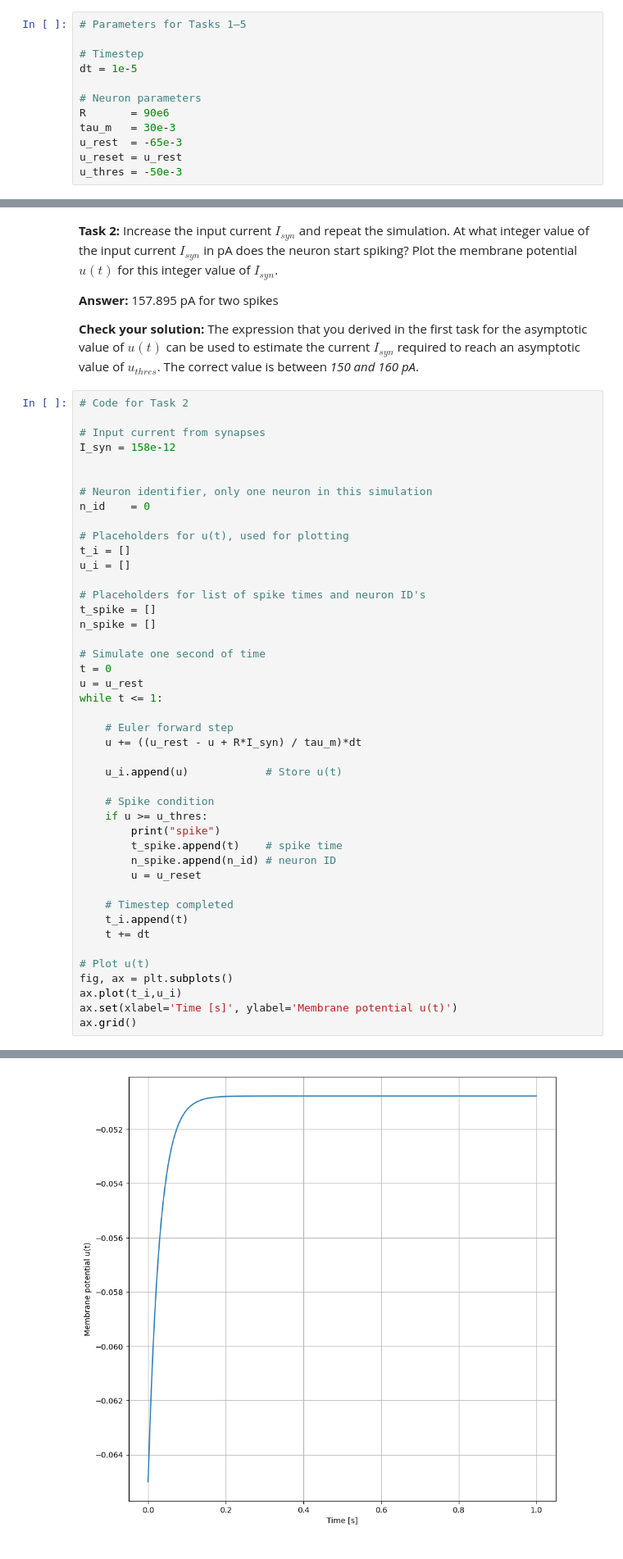
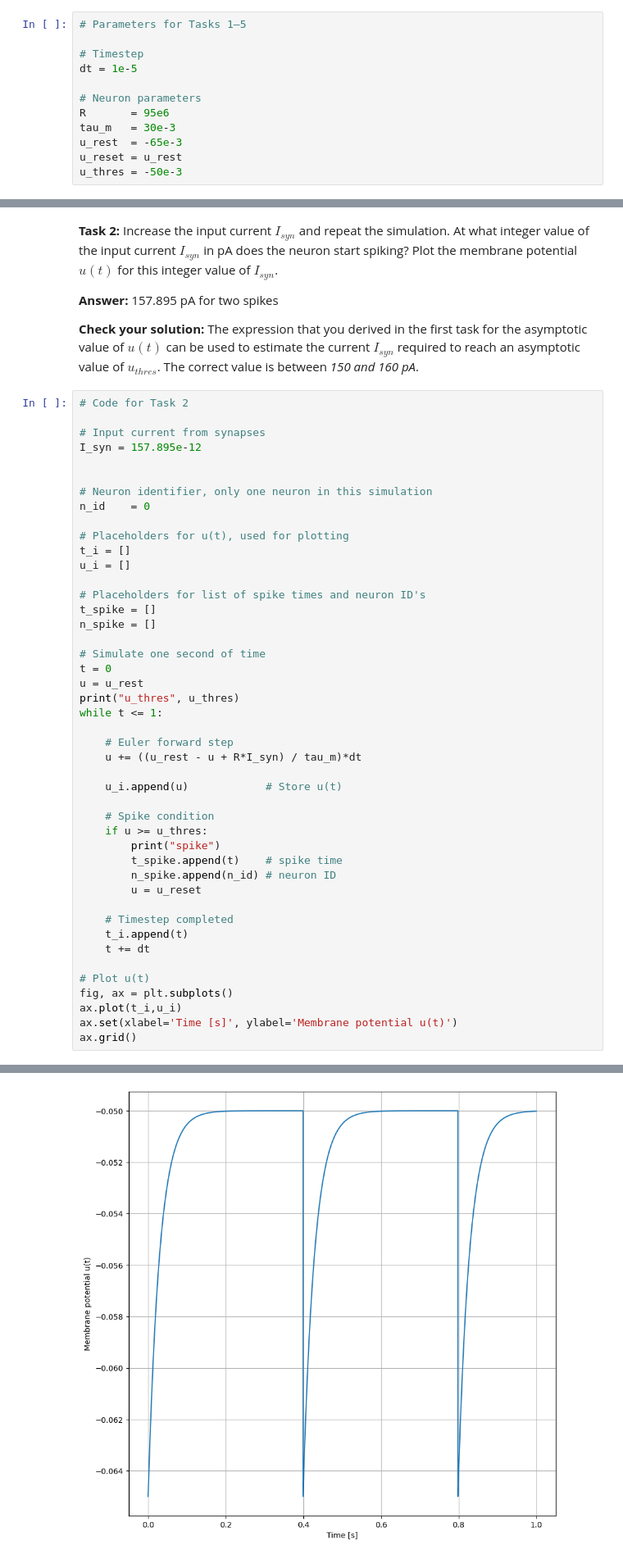
Before and after one commit to RogerJL/LTU, a Jupyter notebook: SNN/SNN_Exercise_1.ipynb, the cells around one changed output, grey strips where cells are left out. Shown at 82% size. Cells and saved outputs as stored; diff of their text form.

```diff
--- a/SNN/SNN_Exercise_1.ipynb
+++ b/SNN/SNN_Exercise_1.ipynb
@@ -64,7 +64,7 @@ $I_{syn}$ is the total input current to the neuron, which is the sum of postsyna
 dt = 1e-5
 
 # Neuron parameters
-R       = 90e6
+R       = 95e6
 tau_m   = 30e-3
 u_rest  = -65e-3
 u_reset = u_rest
@@ -122,7 +122,7 @@ ax.grid()
 # Code for Task 2
 
 # Input current from synapses
-I_syn = 158e-12
+I_syn = 157.895e-12
 
 
 # Neuron identifier, only one neuron in this simulation
@@ -139,6 +139,7 @@ n_spike = []
 # Simulate one second of time
 t = 0
 u = u_rest
+print("u_thres", u_thres)
 while t <= 1:
 
     # Euler forward step
@@ -166,4 +170,4 @@ ax.grid()
-[figure, old version]
+[figure, new version]
 # %% [markdown]
 **Task 3:** Calculate the number of spikes generated during 1 second of simulation time for the input currents 200 pA, 400 pA and 600 pA, respectively. For each value of $I_{syn}$ plot the membrane potential $u(t)$ and the spikes generated using the code provided below.
 
```
Also changed, not shown: parts of 6 cells of this notebook, 2 other files.
